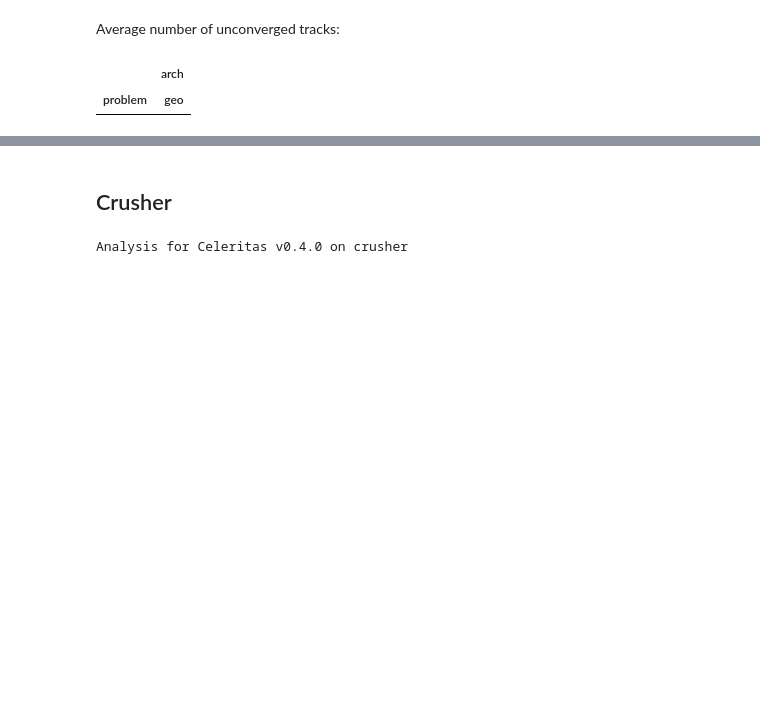
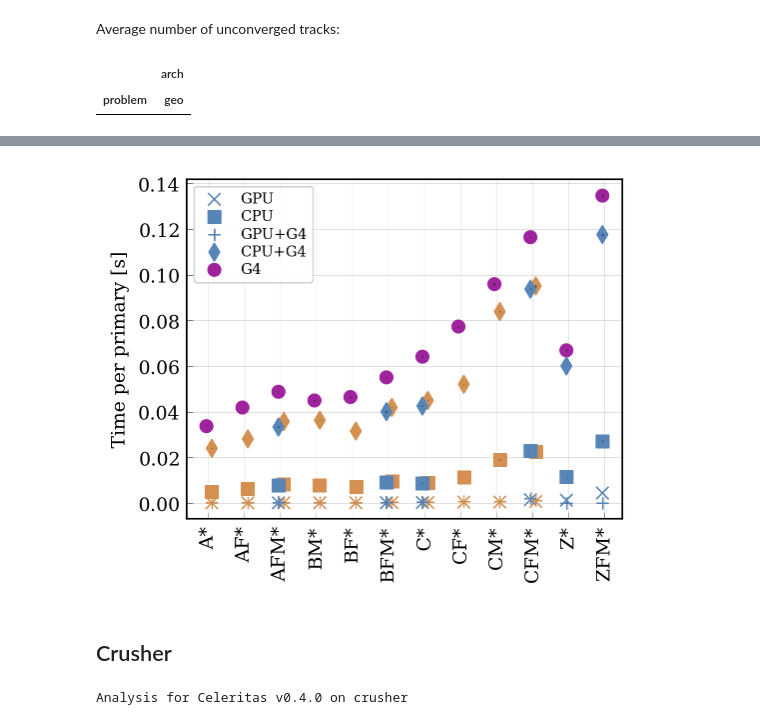
Before and after one commit to celeritas-project/regression, a Jupyter notebook: analysis.ipynb, the cells around one changed output, grey strips where cells are left out. Saved outputs shown, nothing was run; the diff lists cells and outputs as text; code cells hidden in the pictures; blank space fills up the shorter version.

```diff
--- a/analysis.ipynb
+++ b/analysis.ipynb
@@ -62,3 +62,5 @@ unconv[unconv > 0].unstack('arch')
 # %% [output]
 |  | arch |
 | problem | geo |
+# %%
+tpp = analyze.summarize_instances(summit.result['avg_time_per_primary'])
@@ -64,0 +83,8 @@ unconv[unconv > 0].unstack('arch')
+# %%
+(fig, ax) = plt.subplots()
+summit.plot_results(ax, tpp)
+ax.legend()
+ax.set_ylabel("Time per primary [s]")
+fig.savefig("test.png", dpi=150)
+# %% [output]
+[figure, added]
```
Also changed, not shown: parts of 3 cells of this notebook, 1 other file.
